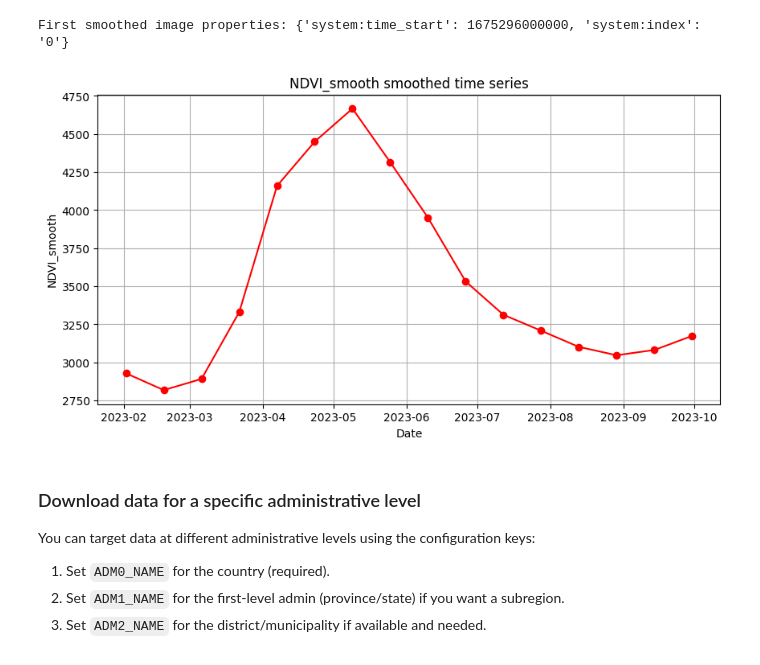
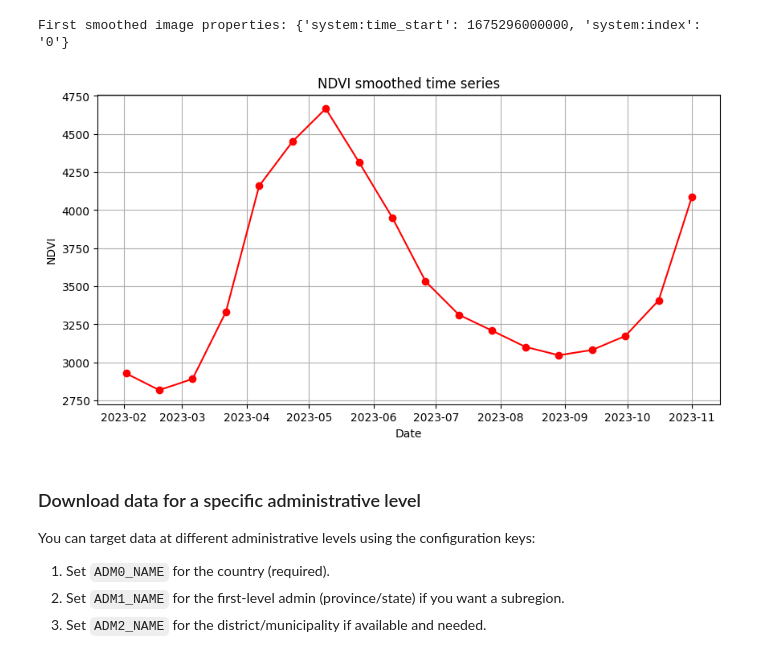
Before and after one commit to anaguilarar/agwise_data_sourcing, a Jupyter notebook: GEEMODIS_data_download.ipynb, the cells around one changed output. Drawn from its saved outputs; the diff is of its cells as text; code cells hidden in the pictures.

```diff
--- a/GEEMODIS_data_download.ipynb
+++ b/GEEMODIS_data_download.ipynb
@@ -140,17 +148,17 @@ First smoothed image properties: {'system:time_start': 1675296000000, 'system:in
 # %%
 from utils.plots import plot_time_series_from_ic
 
-band2 = 'NDVI_smooth'
+band2 = 'NDVI'
 
 df = plot_time_series_from_ic(
     ic=ee.ImageCollection(result),
-    band=band2,
+    band='NDVI',
     summarize_fn=summarize_collection_tots,
     region_filter=data_downloader.country_filter,
     title=f"{band2} smoothed time series"
 )
 # %% [output]
-[figure, old version]
+[figure, new version]
 # %% [markdown]
 ### Download data for a specific administrative level
 
```
Also changed, not shown: parts of 9 cells of this notebook.
